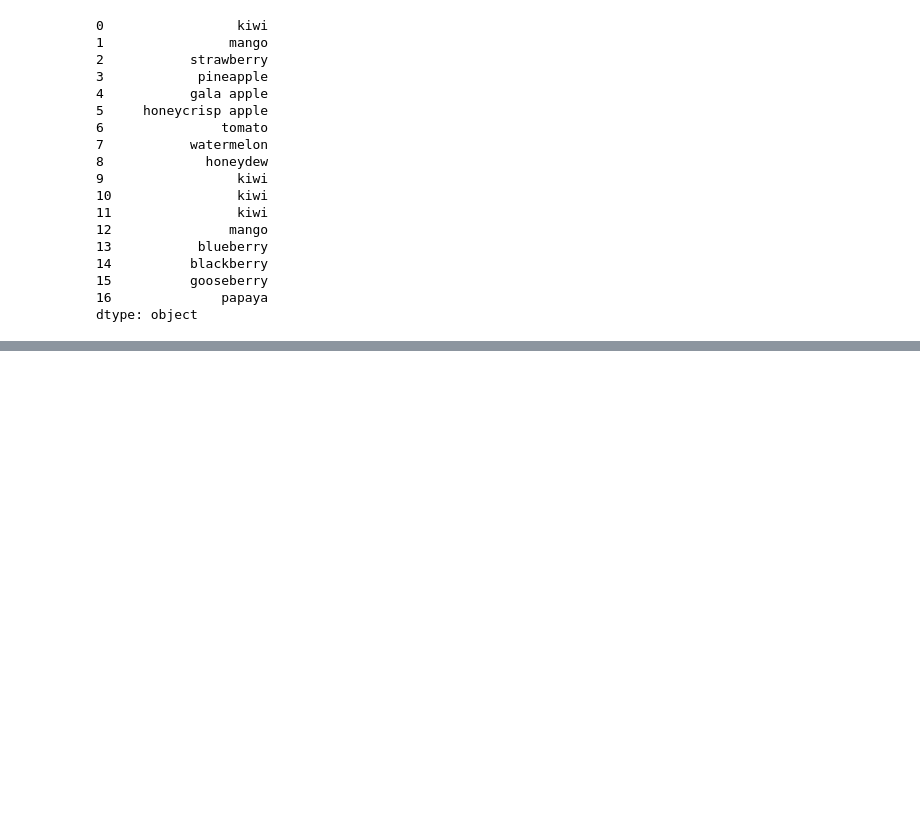
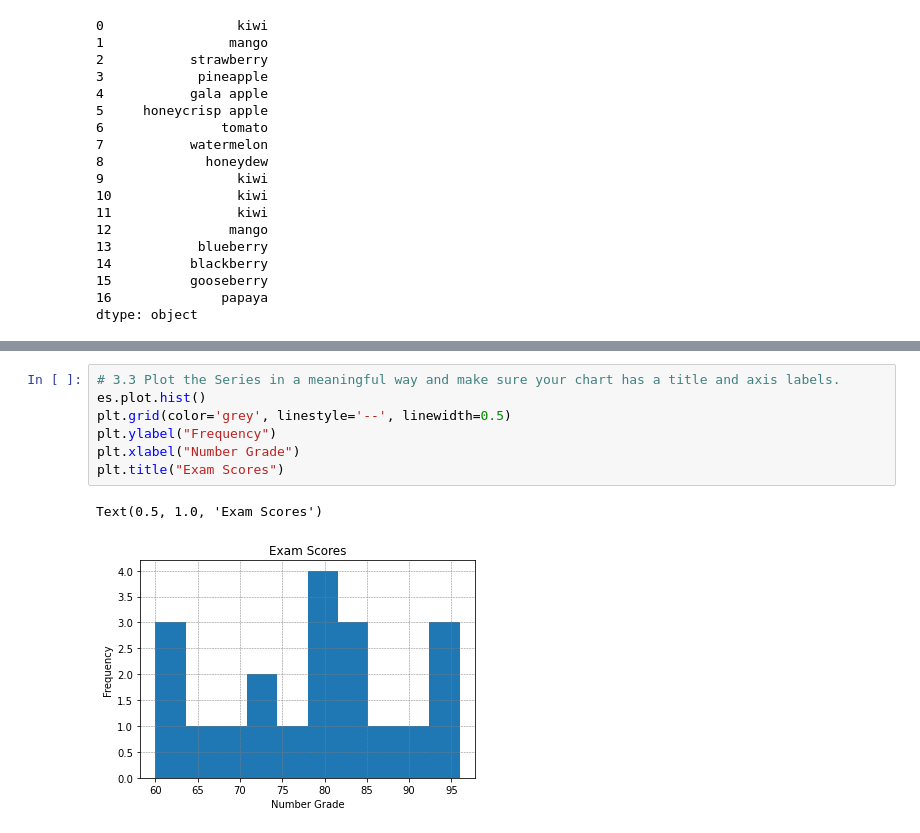
Before and after one commit to VelasquezAlejandro044/numpy-pandas-visualization-exercises, a Jupyter notebook: pandas_series.ipynb, the cells around one changed output, grey strips where cells are left out. Drawn from its saved outputs; the diff is of its cells as text; blank space fills up the shorter version.

```diff
--- a/pandas_series.ipynb
+++ b/pandas_series.ipynb
@@ -144,0 +385,10 @@ AttributeError: module 'pandas' has no attribute 'vowel_count'
+# %%
+# 3.3 Plot the Series in a meaningful way and make sure your chart has a title and axis labels.
+es.plot.hist()
+plt.grid(color='grey', linestyle='--', linewidth=0.5)
+plt.ylabel("Frequency")
+plt.xlabel("Number Grade")
+plt.title("Exam Scores")
+# %% [output]
+Text(0.5, 1.0, 'Exam Scores')
+[figure, added]
```
Also changed, not shown: parts of 35 cells of this notebook.
